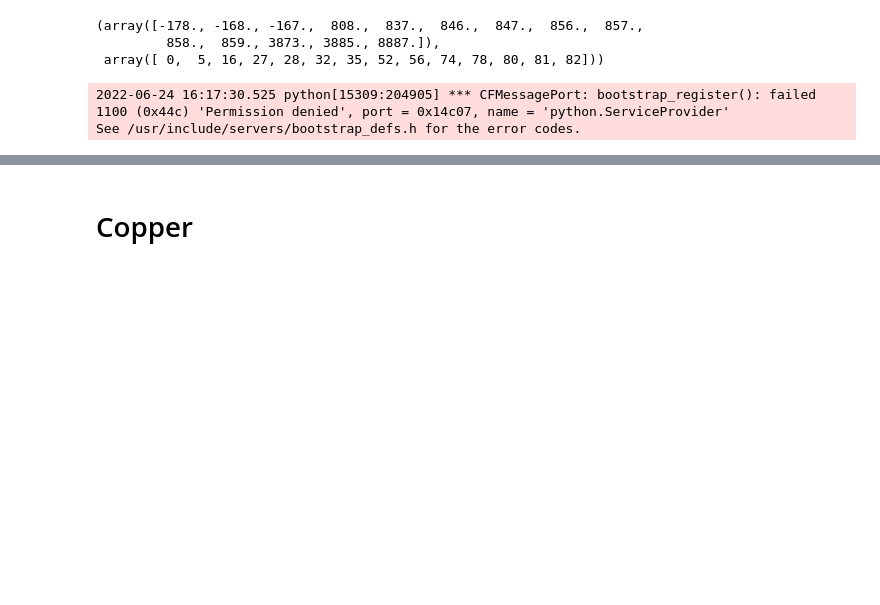
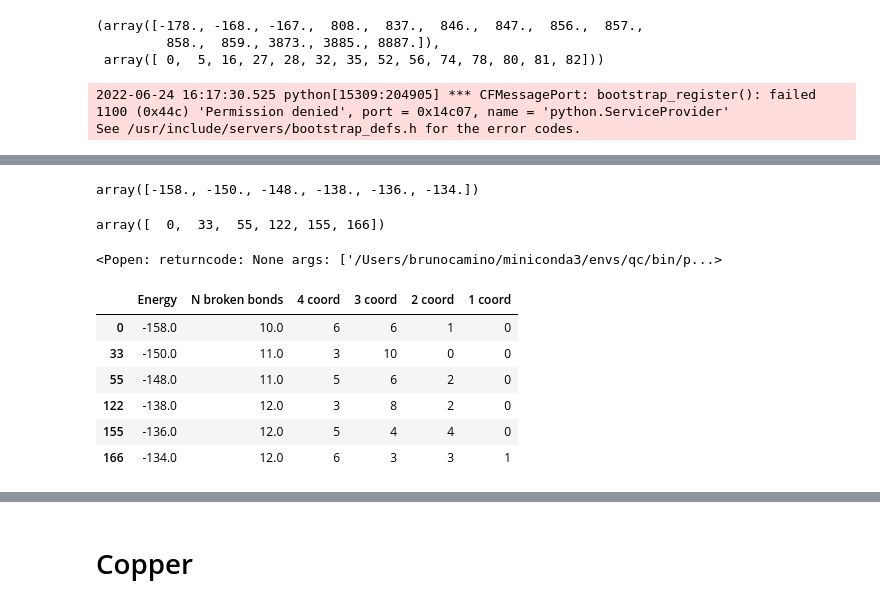
Before and after one commit to cmc-ucl/quantum_computing, a Jupyter notebook: AQC_CMC_workflow.ipynb, the cells around one changed output, grey strips where cells are left out. Drawn from its saved outputs; the diff is of its cells as text; code cells hidden in the pictures; blank space fills up the shorter version.

```diff
--- a/AQC_CMC_workflow.ipynb
+++ b/AQC_CMC_workflow.ipynb
@@ -191,0 +430,9 @@ See /usr/include/servers/bootstrap_defs.h for the error codes.
+# %%
+dataframe, config, energy = run_anneal(bqm,num_reads=500, return_config_E=True)
+# %%
+energy_unique, config_unique = find_unique_E_structures(energy,config)
+display(energy_unique)
+display(config_unique)
+# %% [output]
+array([-158., -150., -148., -138., -136., -134.])
+array([  0,  33,  55, 122, 155, 166])
@@ -191,0 +441,24 @@ See /usr/include/servers/bootstrap_defs.h for the error codes.
+# %%
+view(low_energy_structures[-1])
+# %% [output]
+<Popen: returncode: None args: ['/Users/brunocamino/miniconda3/envs/qc/bin/p...>
+# %%
+coordination, coord_analysis = find_coordination(diamond_supercell,config,config_unique, return_analysis=True)
+# %%
+broken_bonds = find_num_broken_bonds(diamond_supercell,config,config_unique)
+# %%
+coord_analysis = np.array(coord_analysis)
+df = pd.DataFrame(list(zip(energy_unique,broken_bonds,coord_analysis[:,0],
+                          coord_analysis[:,1], coord_analysis[:,2], coord_analysis[:,3])),
+                      columns=['Energy','N broken bonds',
+                              '4 coord', '3 coord', '2 coord', '1 coord'],
+                      index=config_unique)
+df
+# %% [output]
+|  | Energy | N broken bonds | 4 coord | 3 coord | 2 coord | 1 coord |
+| 0 | -158.0 | 10.0 | 6 | 6 | 1 | 0 |
+| 33 | -150.0 | 11.0 | 3 | 10 | 0 | 0 |
+| 55 | -148.0 | 11.0 | 5 | 6 | 2 | 0 |
+| 122 | -138.0 | 12.0 | 3 | 8 | 2 | 0 |
+| 155 | -136.0 | 12.0 | 5 | 4 | 4 | 0 |
+| 166 | -134.0 | 12.0 | 6 | 3 | 3 | 1 |
```
Also changed, not shown: parts of 31 cells of this notebook.
